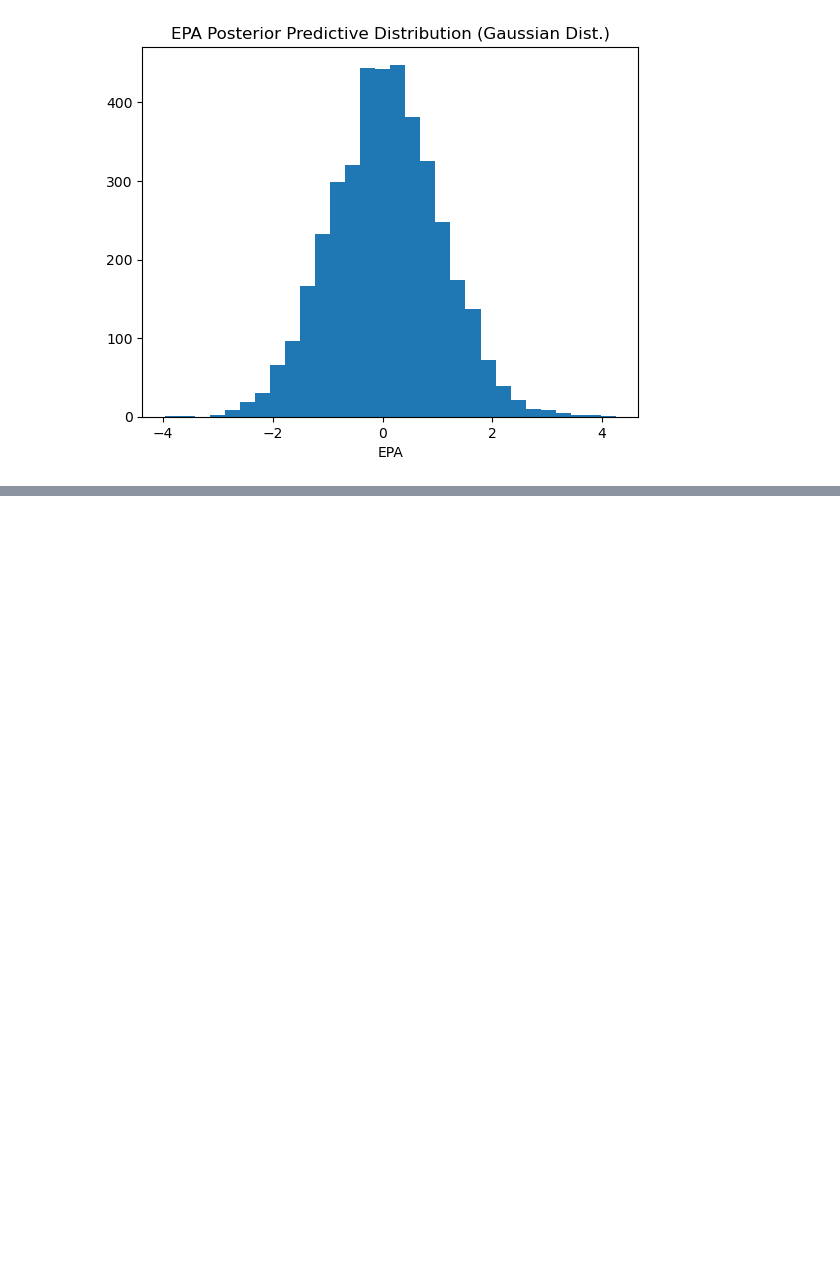
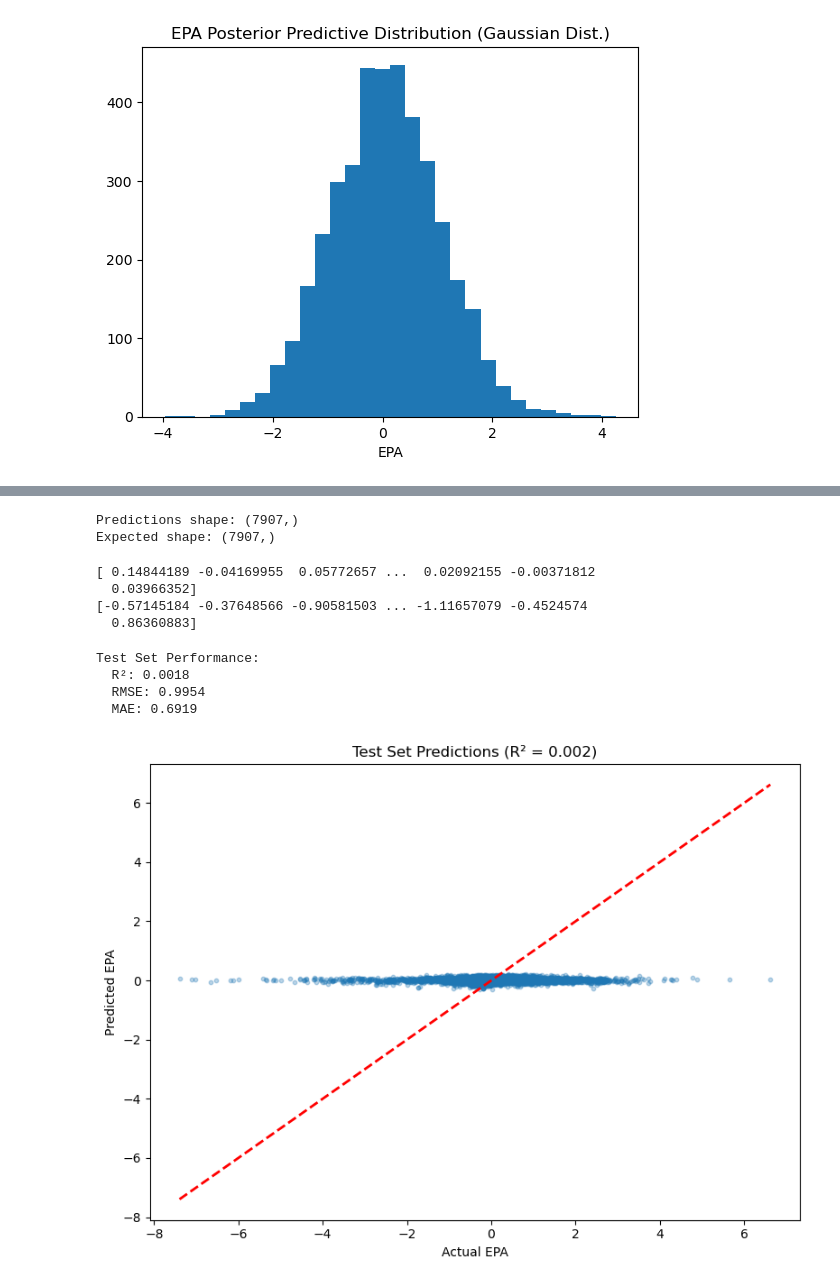
Before and after one commit to sdassarkar/DS4420-Final-Project, a Jupyter notebook: project_bayesian.ipynb, the cells around one changed output, grey strips where cells are left out. Drawn from its saved outputs; the diff is of its cells as text; code cells hidden in the pictures; blank space fills up the shorter version.

Commit message:
Assessed model performance

```diff
--- a/project_bayesian.ipynb
+++ b/project_bayesian.ipynb
@@ -270,0 +241,71 @@ ValueError: operands could not be broadcast together with shapes (4,1000) (4,100
+# %%
+# Find the dimensions to reshape categorical variables by
+n_samples = post_samples.posterior["w0"].values.size  # chains * draws
+
+# Reshape all parameters for predictions
+w0_flat = post_samples.posterior["w0"].values.flatten()
+w_yardline_flat = post_samples.posterior["w_yardline"].values.flatten()
+w_ydstogo_flat = post_samples.posterior["w_ydstogo"].values.flatten()
+w_qtrsecs_flat = post_samples.posterior["w_qtrsecs"].values.flatten()
+w_down_flat = post_samples.posterior["w_down"].values.reshape(n_samples, -1)
+w_playtype_flat = post_samples.posterior["w_playtype"].values.reshape(n_samples, -1)
+
+# Calculate predictions for posterior samples
+mu_test_all = (
+    w0_flat[:, None] +
+    w_yardline_flat[:, None] * x_test["yardline_100"].values +
+    w_ydstogo_flat[:, None] * x_test["ydstogo"].values +
+    w_qtrsecs_flat[:, None] * x_test["quarter_seconds_remaining"].values +
+    w_down_flat @ df_down_test.values.T +
+    w_playtype_flat @ df_playtype_test.values.T
+)
+
+# Obtain the predictions to compare with the actual (it is a distribution, so average it)
+# Average across all posterior samples
+y_pred = mu_test_all.mean(axis=0)
+
+# Check to make sure shape is equivalent
+y_pred_lower = np.percentile(mu_test_all, 2.5, axis=0)
+y_pred_upper = np.percentile(mu_test_all, 97.5, axis=0)
+
+print(f"Predictions shape: {y_pred.shape}")
+print(f"Expected shape: {y_test.shape}")
+# %% [output]
+Predictions shape: (7907,)
+Expected shape: (7907,)
+# %%
+# EPA
+print(y_pred)
+print(y_test.values)
+# %% [output]
+[ 0.14844189 -0.04169955  0.05772657 ...  0.02092155 -0.00371812
+  0.03966352]
+[-0.57145184 -0.37648566 -0.90581503 ... -1.11657079 -0.4524574
+  0.86360883]
+# %%
+# NEW - Assess Cross Validation data
+# Calculate metrics
+test_r2 = r2_score(y_test, y_pred)
+test_rmse = np.sqrt(mean_squared_error(y_test, y_pred))
+test_mae = mean_absolute_error(y_test, y_pred)
+
+print(f"\nTest Set Performance:")
+print(f"  R²: {test_r2:.4f}")
+print(f"  RMSE: {test_rmse:.4f}")
+print(f"  MAE: {test_mae:.4f}")
+
+# Plot predictions vs actual
+plt.figure(figsize=(8, 6))
+plt.scatter(y_test, y_pred, alpha=0.3, s=10)
+plt.plot([y_test.min(), y_test.max()], [y_test.min(), y_test.max()], 'r--', lw=2)
+plt.xlabel("Actual EPA")
+plt.ylabel("Predicted EPA")
+plt.title(f"Test Set Predictions (R² = {test_r2:.3f})")
+plt.tight_layout()
+plt.show()
+# %% [output]
+Test Set Performance:
+  R²: 0.0018
+  RMSE: 0.9954
+  MAE: 0.6919
+[figure, added]
```
Also changed, not shown: parts of 2 cells of this notebook.
